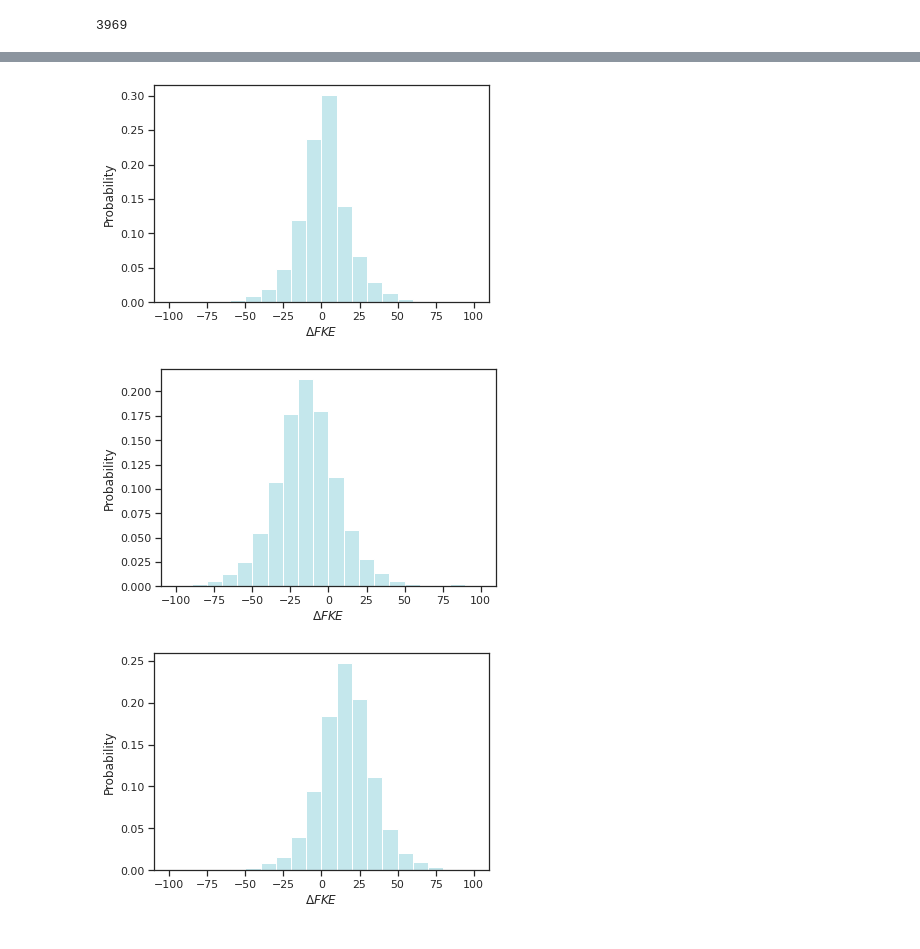
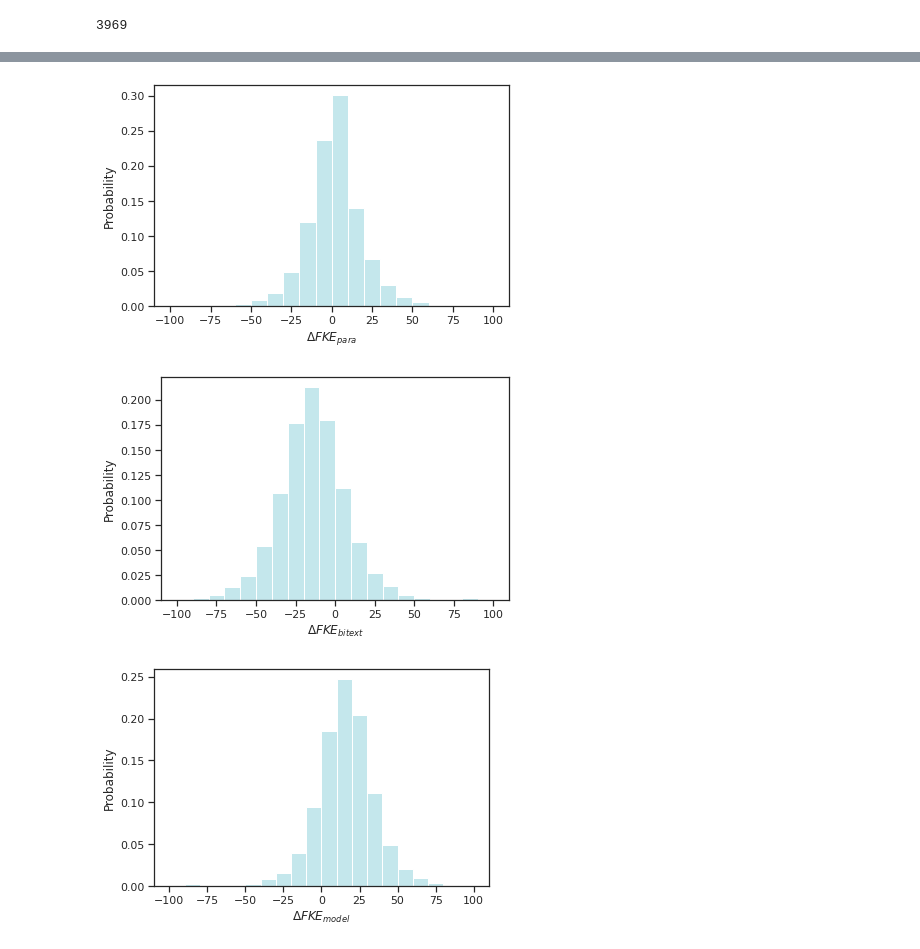
Before and after one commit to luxinyu1/Trans-SS, a Jupyter notebook: plot_fkf.ipynb, the cells around one changed output, grey strips where cells are left out. Saved outputs shown, nothing was run; the diff lists cells and outputs as text; code cells hidden in the pictures.

```diff
--- a/plot_fkf.ipynb
+++ b/plot_fkf.ipynb
@@ -481,22 +494,24 @@ d_fkfs = pd.DataFrame({'translation_delta_fkf':delta_fkfs, 'bilingual_delta_fkf'
 # d_fkfs = d_fkfs.sample(frac=0.001, axis=0)
 # %%
 sns_plot = sns.histplot(d_fkfs["translation_delta_fkf"], bins=[-100,-90,-80,-70,-60,-50,-40,-30,-20,-10,0,10,20,30,40,50,60,70,80,90,100], stat="probability", color="powderblue")
-sns_plot.set_xlabel('$\Delta FKE$')
+sns_plot.set_xlabel('$\Delta FKE_{para}$')
 sns_plot = sns_plot.get_figure()
+sns_plot.tight_layout()
 sns_plot.savefig('./plots/translation_delta_fkf_fr.png', dpi=400)
 # %% [output]
-[figure, old version]
+[figure, new version]
 # %%
 sns_plot = sns.histplot(d_fkfs["bilingual_delta_fkf"], bins=[-100,-90,-80,-70,-60,-50,-40,-30,-20,-10,0,10,20,30,40,50,60,70,80,90,100], stat="probability", color="powderblue")
-sns_plot.set_xlabel('$\Delta FKE$')
+sns_plot.set_xlabel('$\Delta FKE_{bitext}$')
 sns_plot = sns_plot.get_figure()
+sns_plot.tight_layout()
 sns_plot.savefig('./plots/bilingual_delta_fkf_fr.png', dpi=400)
 # %% [output]
-[figure, old version]
+[figure, new version]
 # %%
 sns_plot = sns.histplot(d_fkfs["model_delta_fkf"], bins=[-100,-90,-80,-70,-60,-50,-40,-30,-20,-10,0,10,20,30,40,50,60,70,80,90,100], stat="probability", color="powderblue")
-sns_plot.set_xlabel('$\Delta FKE$')
+sns_plot.set_xlabel('$\Delta FKE_{model}$')
 sns_plot = sns_plot.get_figure()
 sns_plot.savefig('./plots/model_delta_fkf_fr.png', dpi=400)
 # %% [output]
-[figure, old version]
+[figure, new version]
```
Also changed, not shown: parts of 26 cells of this notebook, 35 other files.
